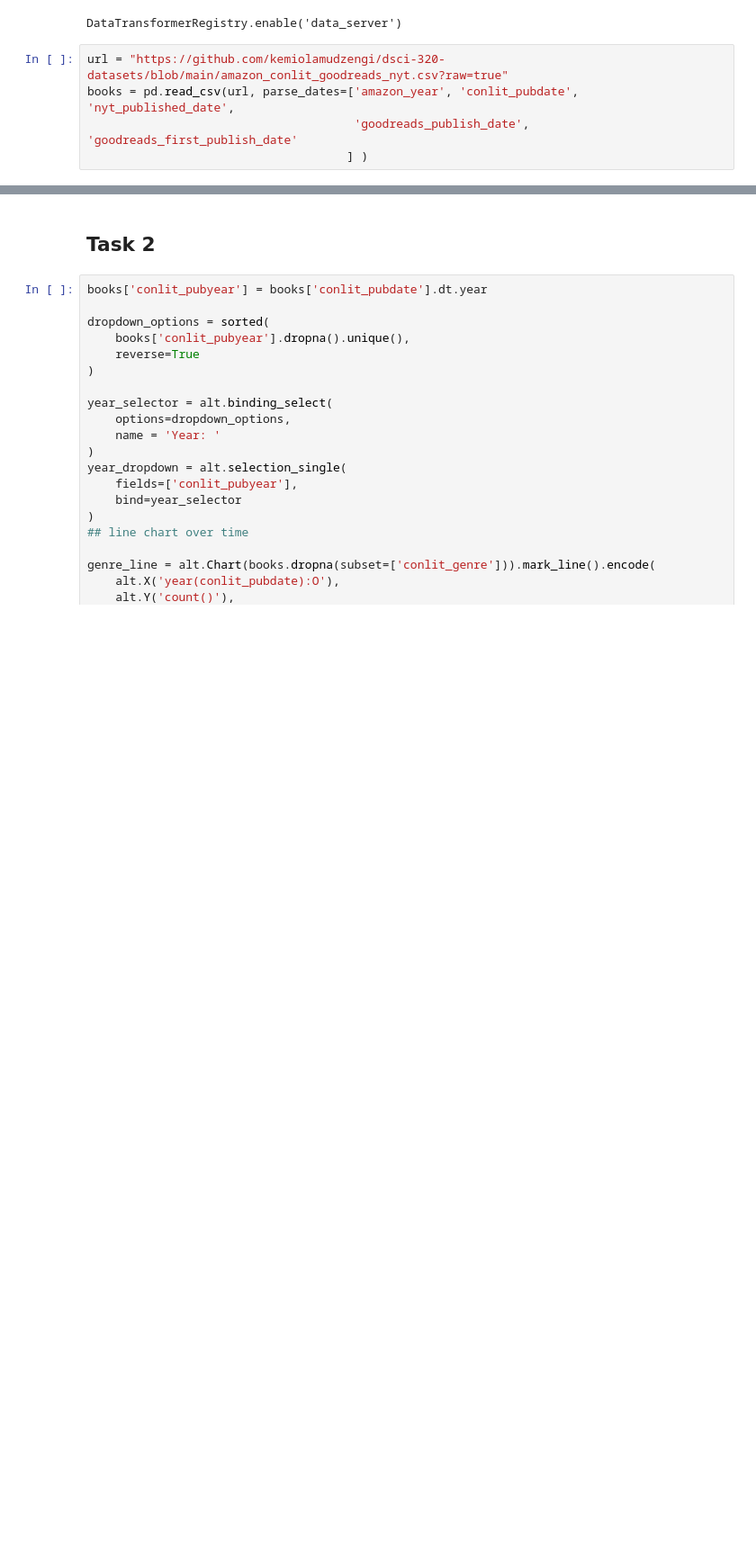
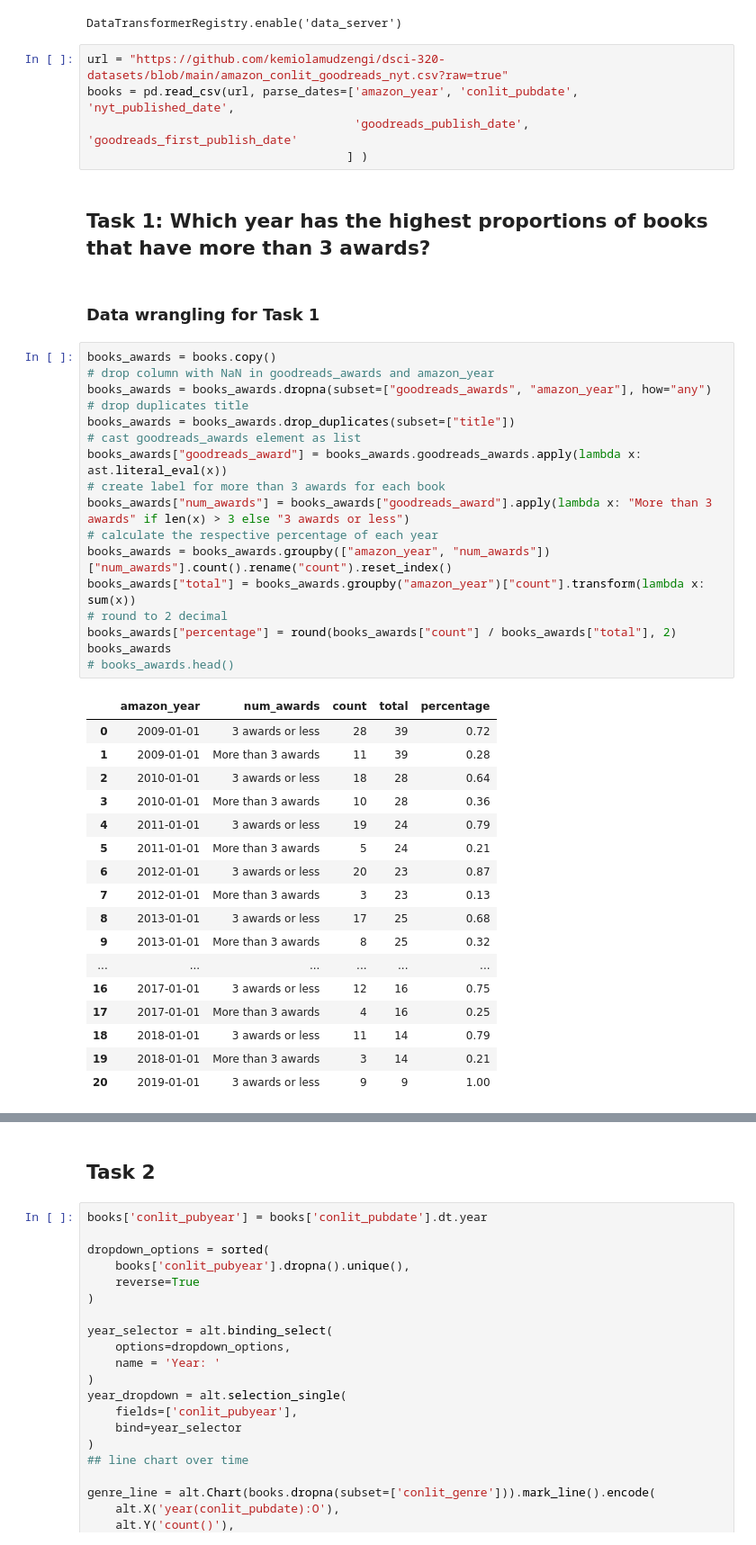
Before and after one commit to nhantien/DSCI-320-Group-Project, a Jupyter notebook: notebook/Milestone 2.ipynb, the cells around one changed output, grey strips where cells are left out. Shown at 90% size. Saved outputs shown, nothing was run; the diff lists cells and outputs as text; blank space fills up the shorter version.

Commit message:
task 1 done

```diff
--- a/notebook/Milestone 2.ipynb
+++ b/notebook/Milestone 2.ipynb
@@ -18,3 +18,42 @@ url = "https://github.com/kemiolamudzengi/dsci-320-datasets/blob/main/amazon_con
 books = pd.read_csv(url, parse_dates=['amazon_year', 'conlit_pubdate', 'nyt_published_date',
                                       'goodreads_publish_date', 'goodreads_first_publish_date'
                                      ] )
+# %% [markdown]
+## Task 1:  Which year has the highest proportions of books that have more than 3 awards?
+# %% [markdown]
+### Data wrangling for Task 1
+# %%
+books_awards = books.copy()
+# drop column with NaN in goodreads_awards and amazon_year
+books_awards = books_awards.dropna(subset=["goodreads_awards", "amazon_year"], how="any")
+# drop duplicates title
+books_awards = books_awards.drop_duplicates(subset=["title"])
+# cast goodreads_awards element as list
+books_awards["goodreads_award"] = books_awards.goodreads_awards.apply(lambda x: ast.literal_eval(x))
+# create label for more than 3 awards for each book
+books_awards["num_awards"] = books_awards["goodreads_award"].apply(lambda x: "More than 3 awards" if len(x) > 3 else "3 awards or less")
+# calculate the respective percentage of each year
+books_awards = books_awards.groupby(["amazon_year", "num_awards"])["num_awards"].count().rename("count").reset_index()
+books_awards["total"] = books_awards.groupby("amazon_year")["count"].transform(lambda x: sum(x))
+# round to 2 decimal
+books_awards["percentage"] = round(books_awards["count"] / books_awards["total"], 2)
+books_awards
+# books_awards.head()
+# %% [output]
+|  | amazon_year | num_awards | count | total | percentage |
+| 0 | 2009-01-01 | 3 awards or less | 28 | 39 | 0.72 |
+| 1 | 2009-01-01 | More than 3 awards | 11 | 39 | 0.28 |
+| 2 | 2010-01-01 | 3 awards or less | 18 | 28 | 0.64 |
+| 3 | 2010-01-01 | More than 3 awards | 10 | 28 | 0.36 |
+| 4 | 2011-01-01 | 3 awards or less | 19 | 24 | 0.79 |
+| 5 | 2011-01-01 | More than 3 awards | 5 | 24 | 0.21 |
+| 6 | 2012-01-01 | 3 awards or less | 20 | 23 | 0.87 |
+| 7 | 2012-01-01 | More than 3 awards | 3 | 23 | 0.13 |
+| 8 | 2013-01-01 | 3 awards or less | 17 | 25 | 0.68 |
+| 9 | 2013-01-01 | More than 3 awards | 8 | 25 | 0.32 |
+| ... | ... | ... | ... | ... | ... |
+| 16 | 2017-01-01 | 3 awards or less | 12 | 16 | 0.75 |
+| 17 | 2017-01-01 | More than 3 awards | 4 | 16 | 0.25 |
+| 18 | 2018-01-01 | 3 awards or less | 11 | 14 | 0.79 |
+| 19 | 2018-01-01 | More than 3 awards | 3 | 14 | 0.21 |
+| 20 | 2019-01-01 | 3 awards or less | 9 | 9 | 1.00 |
```
Also changed, not shown: parts of 3 cells of this notebook.
